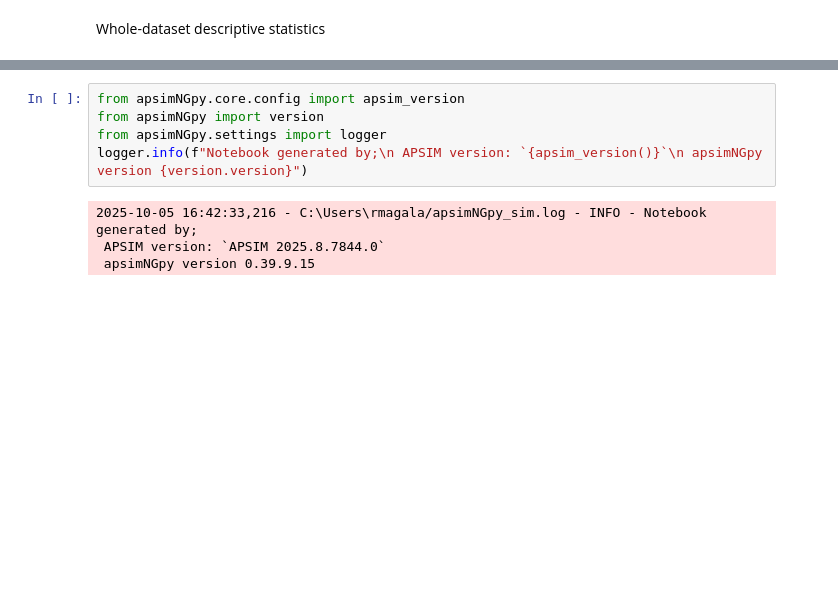
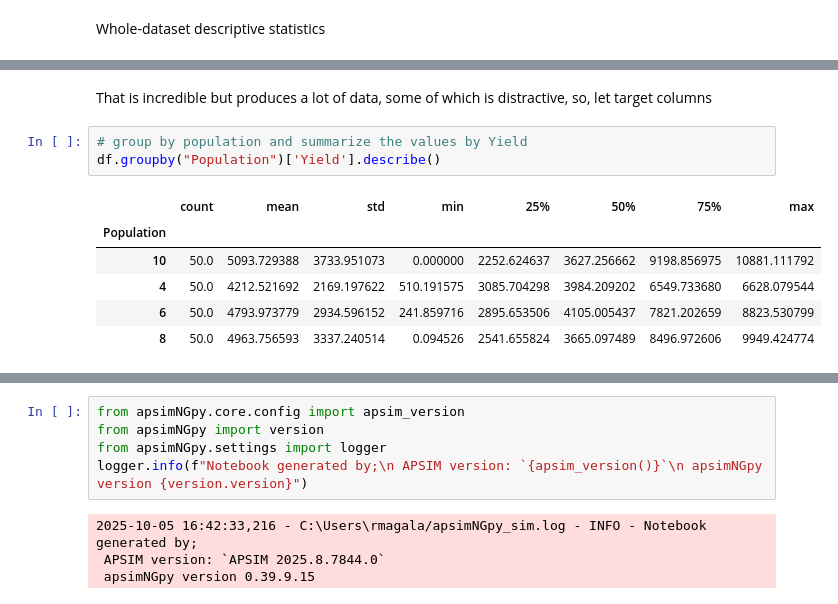
Before and after one commit to MAGALA-RICHARD/apsimNGpy, a Jupyter notebook: apsimNGpy/example_jupiter_notebooks/descriptive_stats.ipynb, the cells around one changed output, grey strips where cells are left out. Saved outputs shown, nothing was run; the diff lists cells and outputs as text; blank space fills up the shorter version.

```diff
--- a/apsimNGpy/example_jupiter_notebooks/descriptive_stats.ipynb
+++ b/apsimNGpy/example_jupiter_notebooks/descriptive_stats.ipynb
@@ -72,0 +117,12 @@ For this example, we need the `ExperimentManager`` Class
+# %% [markdown]
+That is incredible but produces a lot of data, some of which is distractive, so, let target columns
+# %%
+# group by population and summarize the values by Yield
+df.groupby("Population")['Yield'].describe()
+# %% [output]
+|  | count | mean | std | min | 25% | 50% | 75% | max |
+| Population |  |  |  |  |  |  |  |  |
+| 10 | 50.0 | 5093.729388 | 3733.951073 | 0.000000 | 2252.624637 | 3627.256662 | 9198.856975 | 10881.111792 |
+| 4 | 50.0 | 4212.521692 | 2169.197622 | 510.191575 | 3085.704298 | 3984.209202 | 6549.733680 | 6628.079544 |
+| 6 | 50.0 | 4793.973779 | 2934.596152 | 241.859716 | 2895.653506 | 4105.005437 | 7821.202659 | 8823.530799 |
+| 8 | 50.0 | 4963.756593 | 3337.240514 | 0.094526 | 2541.655824 | 3665.097489 | 8496.972606 | 9949.424774 |
```
Also changed, not shown: parts of 8 cells of this notebook.
